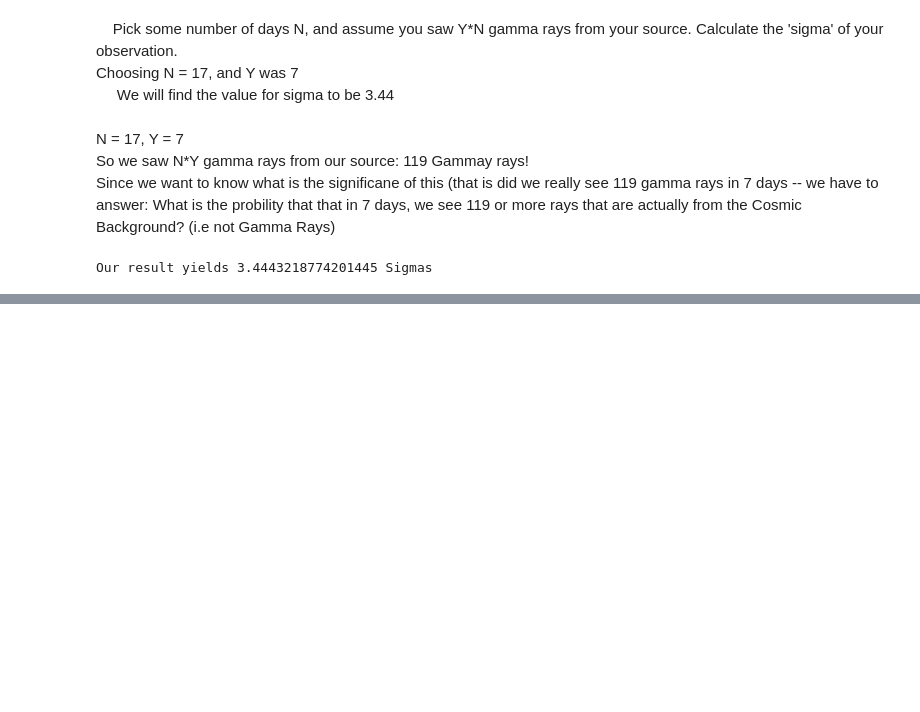
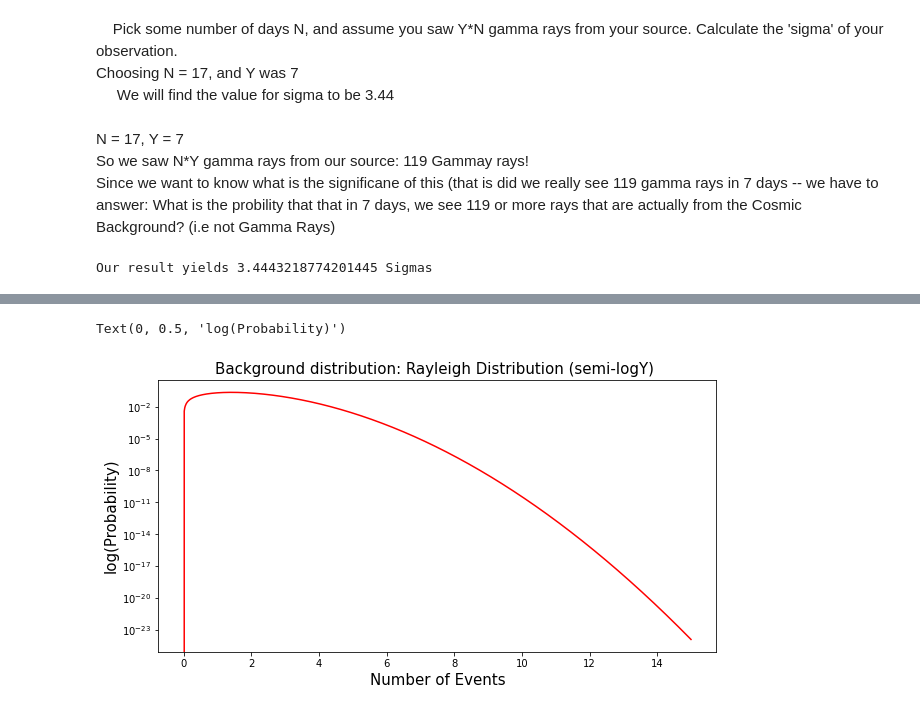
Before and after one commit to MinniVan/PHYS-434, a Jupyter notebook: lab-2.ipynb, the cells around one changed output, grey strips where cells are left out. Cells and saved outputs as stored; diff of their text form; code cells hidden in the pictures; blank space fills up the shorter version.

```diff
--- a/lab-2.ipynb
+++ b/lab-2.ipynb
@@ -478,0 +503,12 @@ Our result yields 3.4443218774201445 Sigmas
+# %%
+#semi log
+plt.rcParams['figure.figsize'] = [10, 5]
+fig, ax = plt.subplots(1, 1)
+plt.yscale('log')
+ax.plot(x, ray(x), color='red', label="Continuous pdf()")
+plt.title("Background distribution: Rayleigh Distribution (semi-logY) ", size = 15)
+plt.xlabel("Number of Events", size= 15)
+plt.ylabel("log(Probability)", size=15)
+# %% [output]
+Text(0, 0.5, 'log(Probability)')
+[figure, added]
```
Also changed, not shown: parts of 17 cells of this notebook.
